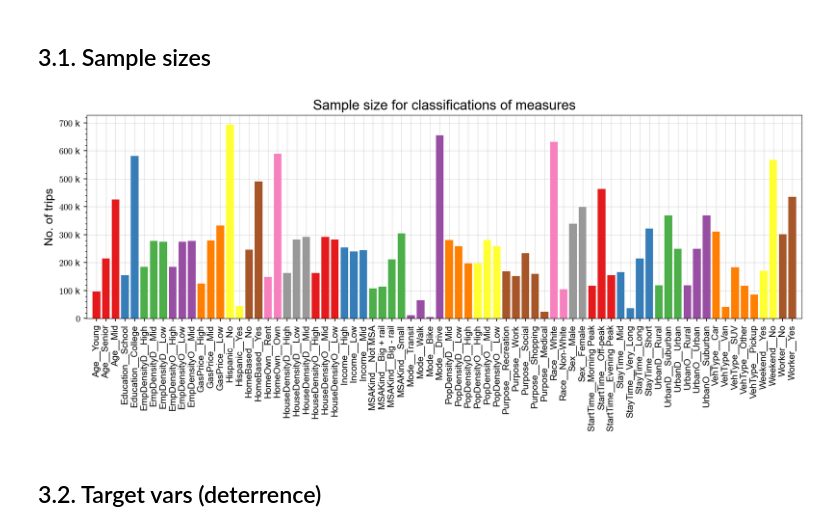
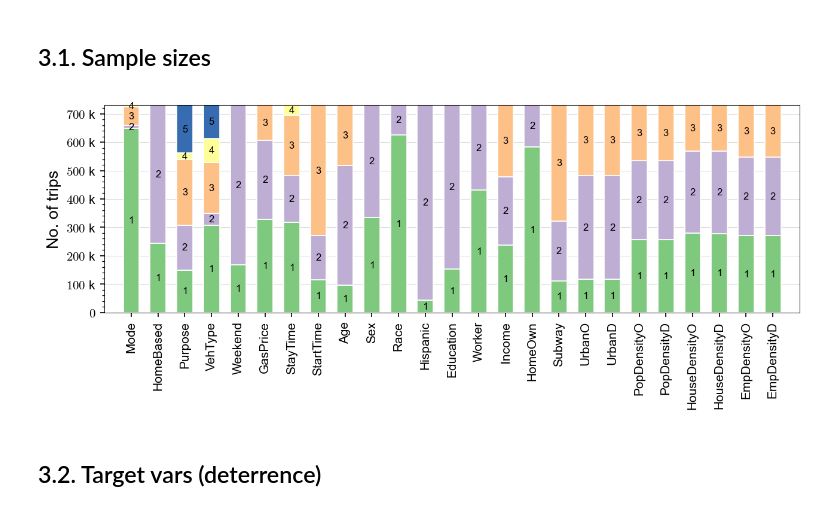
Before and after one commit to rvanxer/spr_4711, a Jupyter notebook: code/nhts_data.ipynb, the cells around one changed output. Saved outputs shown, nothing was run; the diff lists cells and outputs as text; code cells hidden in the pictures.

```diff
--- a/code/nhts_data.ipynb
+++ b/code/nhts_data.ipynb
@@ -123,3 +118,21 @@ NaNs: Duration=15,995 Distance=9,530 Speed=30,852 LogDistance=9,530 Mode=9,540 P
+# %%
+def plot_sample_sizes(trips, size=(10, 3), dpi=150, width=0.6, cmap='Accent'):
+    cols = trips.select_dtypes(CAT).columns
+    ax = pplot(size=size, dpi=dpi, ylab='No. of trips', yeng=1, xminor=0,
+               xlim=(-1, len(cols)), ylim=(0, len(trips)))
+    for i, col in enumerate(cols):
+        df = trips[col].value_counts().rename('n').sort_index().reset_index()
+        df['bottom'] = df.n.cumsum().shift().fillna(0)
+        df['color'] = [mpl.colors.to_hex(x) for x in sns.color_palette(cmap, len(df))]
+        for j, r in df.iterrows():
+            ax.add_artist(mpl.patches.Rectangle(
+                (i - width / 2, r.bottom), width, r.n, color=r.color, ec='w', lw=0.8))
+            ax.text(i, r.bottom + r.n / 2, str(j + 1), fontsize=8, ha='center', va='center')
+    plt.xticks(range(len(cols)), cols, rotation=90)
+
+plot_sample_sizes(trips, dpi=150)
+# %% [output]
+[figure, added]
 # %%
 def plot_sample_sizes(data, size=(14, 4), dpi=150):
     df = pd.concat([data[col].value_counts().rename_axis('subcat')
@@ -135,9 +148,7 @@ def plot_sample_sizes(data, size=(14, 4), dpi=150):
     ax.tick_params(which='minor', bottom=False)
     plt.xticks(rotation=90)
 
-plot_sample_sizes(trips, dpi=150)
+# plot_sample_sizes(trips, dpi=150)
-# %% [output]
-[figure, removed]
 # %% [markdown]
 ## 3.2. Target vars (deterrence)
 # %%
```
Also changed, not shown: parts of 7 cells of this notebook, 1 other file.
